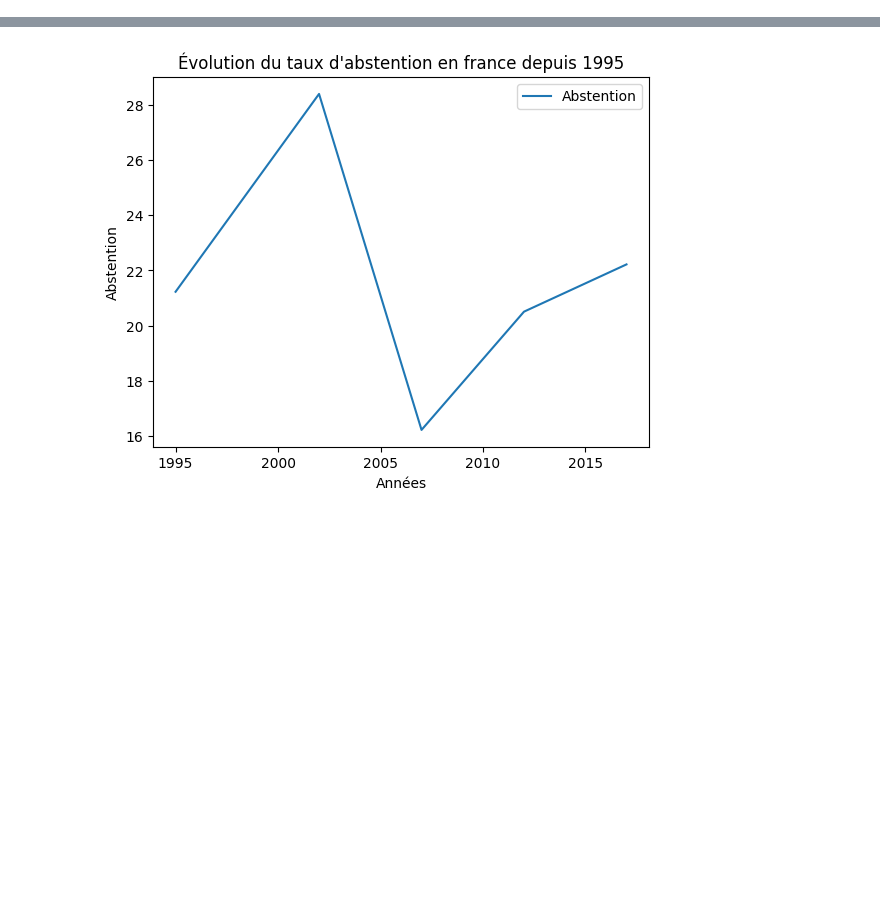
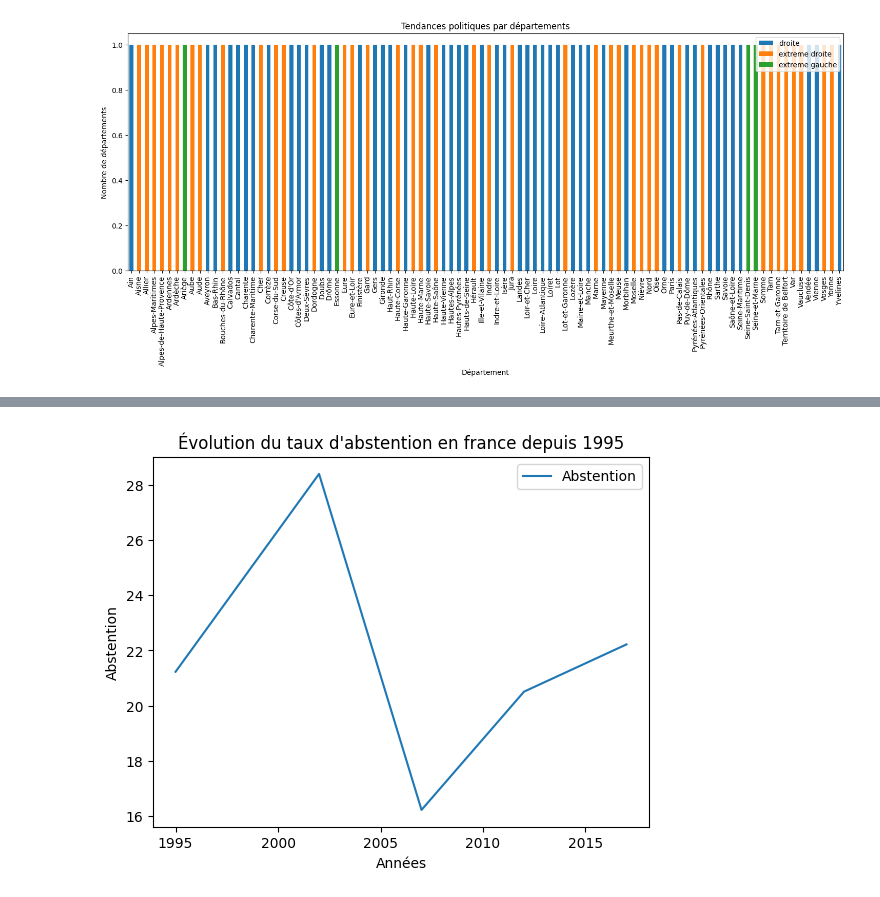
Before and after one commit to koalanoir/Prediction_elections_presidentiels, a Jupyter notebook: Etude_tx_d_abstention_election_presidentielle_france.ipynb, the cells around one changed output, grey strips where cells are left out. Saved outputs shown, nothing was run; the diff lists cells and outputs as text; code cells hidden in the pictures; blank space fills up the shorter version.

```diff
--- a/Etude_tx_d_abstention_election_presidentielle_france.ipynb
+++ b/Etude_tx_d_abstention_election_presidentielle_france.ipynb
@@ -76,0 +185,19 @@ def extraireDfFromExcel(chemin_fichier):
+# %%
+# Grouper les données par département et tendance, et compter le nombre de départements dans chaque tendance
+df_grouped = df_sne.groupby(['Nom département', 'tendance']).size().unstack()
+
+# Créer un graphique en barres empilées pour représenter les tendances par départements
+df_grouped.plot(kind='bar', stacked=True, figsize=(18, 6))
+
+# Ajouter des étiquettes et un titre
+plt.xlabel('Département')
+plt.ylabel('Nombre de départements')
+plt.title('Tendances politiques par départements')
+
+# Afficher la légende
+plt.legend()
+
+# Afficher le graphique
+plt.show()
+# %% [output]
+[figure, added]
```
Also changed, not shown: parts of 46 cells of this notebook.
